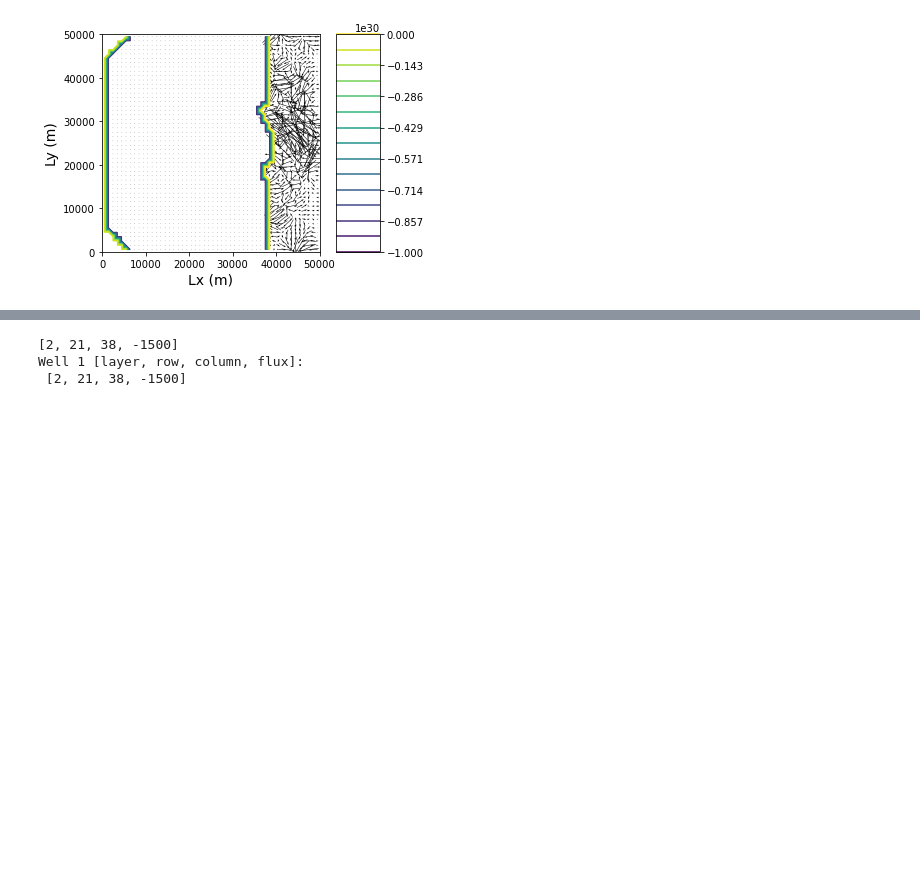
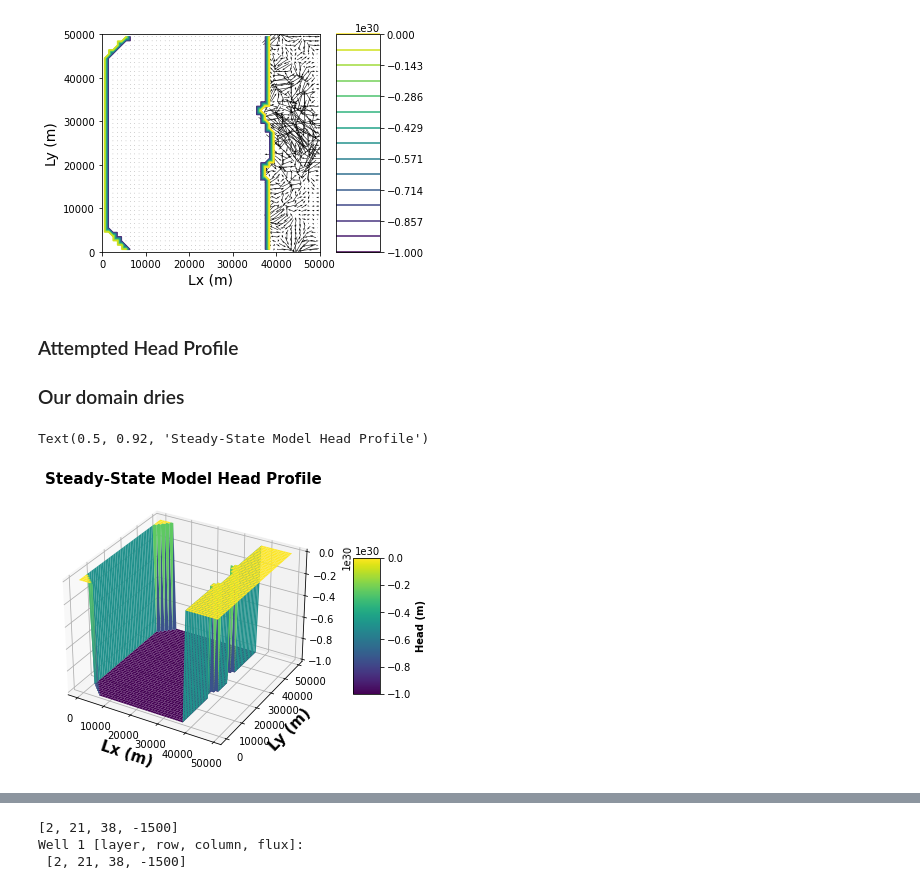
Before and after one commit to GW-modelling-Spring2022/homework-hsiehdf, a Jupyter notebook: Working/HW12_WatershedModel/BigChallenge.ipynb, the cells around one changed output, grey strips where cells are left out. Cells and saved outputs as stored; diff of their text form; code cells hidden in the pictures; blank space fills up the shorter version.

```diff
--- a/Working/HW12_WatershedModel/BigChallenge.ipynb
+++ b/Working/HW12_WatershedModel/BigChallenge.ipynb
@@ -44,7 +49,7 @@ import flopy.utils.binaryfile as bf
 # %% [markdown]
 # User inputs
 # %%
-modelname = "bigchallenge_model"
+modelname = "NTNA_model"
 moddir="C:/Users/dnahh/Desktop/GW_Modeling/homework-hsiehdf/Working/mf2005" #Update this to find your modflow application
 m = flopy.modflow.Modflow(modelname, exe_name = moddir)
 
@@ -59,15 +64,15 @@ with open('BASE_top_elev.csv', 'r', encoding='utf-8-sig') as reader:
 # print(type(ztop))
 zbot = 0
 
-#dz = (ztop - zbot) / nlay
-#Lx = dx*ncol
-#Ly = dy*nrow
+dz = (ztop - zbot) / nlay
+Lx = dx*ncol
+Ly = dy*nrow
 
 K_horiz = 8.5    #assign horizontal hydraulic conductivity
 K_vert = 8.5    #assign vertical hydraulic conductivity (along z axis)
 #ss = np.ones((nlay,nrow,ncol), dtype=np.float)        #define specific storage
 #ss[:,:,:] = 0.0001 #Storage coeff
-Ss = 0.0001
+Ss = 0.0001 # Chose to go the constant value route
 n = 0.1 #porosity
 Sy = 0.1 #specific yield
 uncnf = 1
@@ -397,3 +349,29 @@ plt.colorbar(head_contours, aspect=5)
 plt.show(modelmap)
 # %% [output]
 [figure]
+# %% [markdown]
+### Attempted Head Profile
+
+### Our domain dries
+# %%
+#create 3d figure
+fig_3d = plt.figure(figsize=(12,5))
+ax = fig_3d.gca(projection='3d')
+
+#set X, Y, Z variables for 3d plot to be our model domain and head solution
+X = np.arange(0,Lx,dx)
+Y = np.arange(0,Ly,dy)
+X, Y = np.meshgrid(X, Y)
+Z = np.flipud(head[0])
+
+#create surface and labels
+surf = ax.plot_surface(X,Y,Z, cmap = 'viridis', linewidth=0, label='head')
+fig_3d.colorbar(surf,shrink=0.5,aspect=5).set_label('Head (m)',fontsize=10,fontweight='bold')
+ax.set_xlabel('Lx (m)', fontsize=15, fontweight='bold')
+ax.set_ylabel('Ly (m)', fontsize=15, fontweight='bold')
+ax.set_title('Steady-State Model Head Profile', fontsize=15, fontweight='bold')
+# plt.savefig('BoxModel_Surface1.png')
+#plt.show(surf)
+# %% [output]
+Text(0.5, 0.92, 'Steady-State Model Head Profile')
+[figure, added]
```
Also changed, not shown: parts of 31 cells of this notebook, 2 other files.
